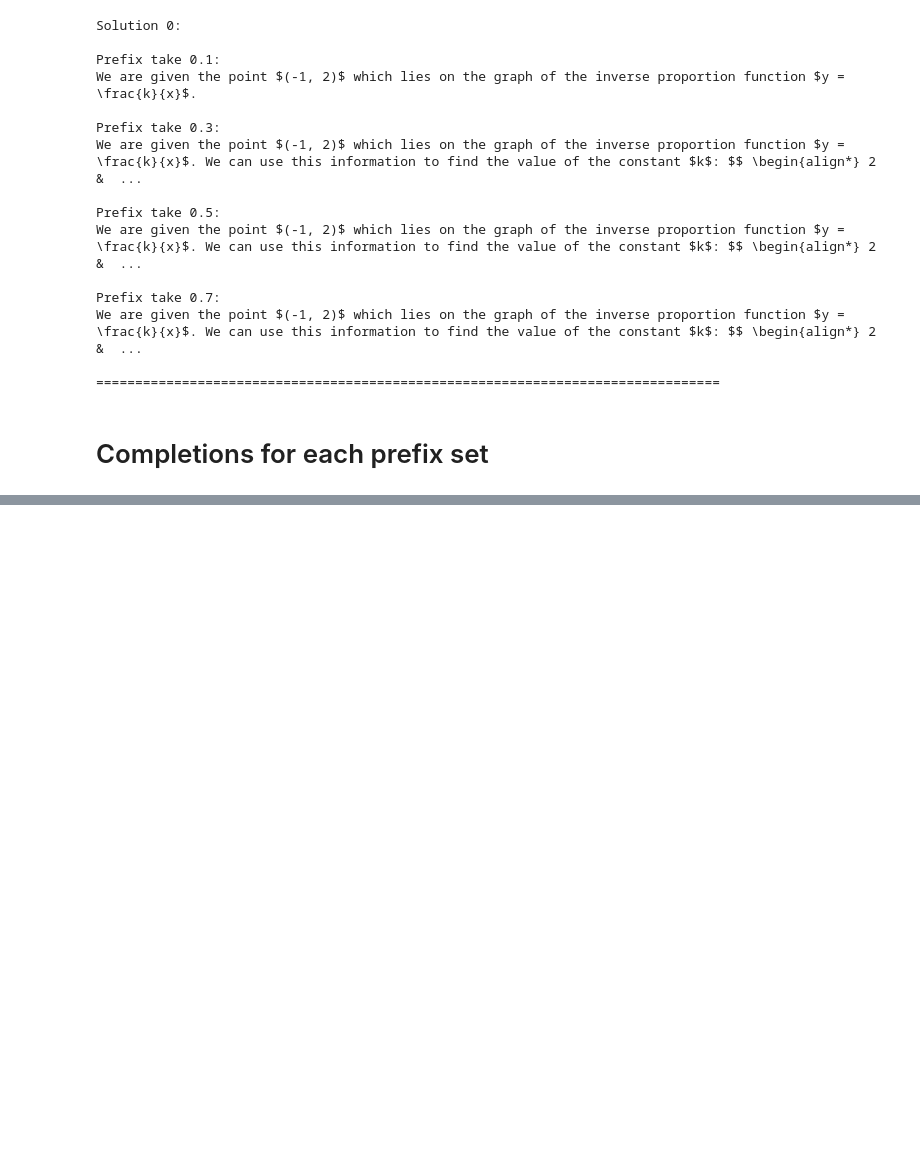
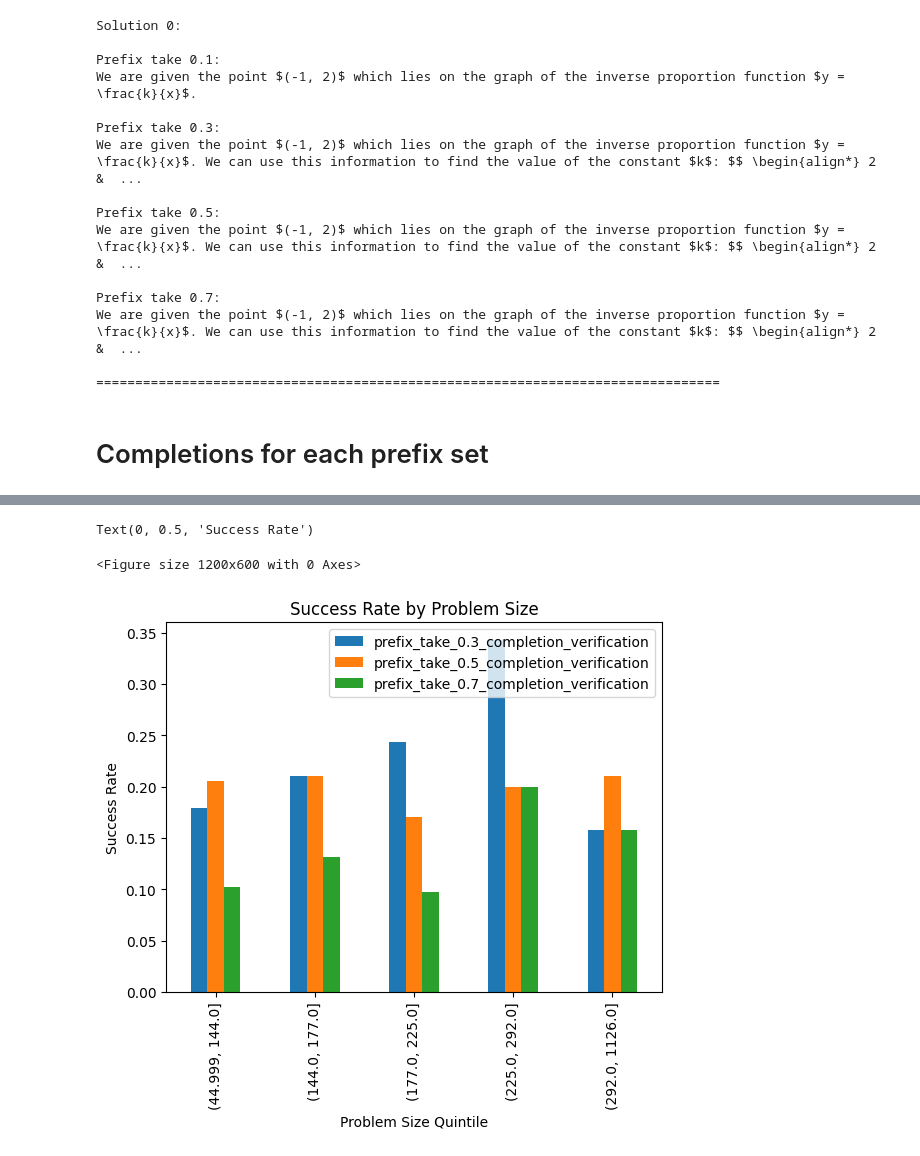
Before and after one commit to sasilver75/cohere-reasoning-v4, a Jupyter notebook: prefix_comparison_large.ipynb, the cells around one changed output, grey strips where cells are left out. Drawn from its saved outputs; the diff is of its cells as text; code cells hidden in the pictures; blank space fills up the shorter version.

```diff
--- a/prefix_comparison_large.ipynb
+++ b/prefix_comparison_large.ipynb
@@ -186,0 +384,24 @@ Average success rate across individual incorrect solutions: 24.4%
+# %%
+# Assuming problem length might be relevant
+combined_df['problem_length'] = combined_df['problem'].str.len()
+problem_sizes = combined_df.groupby('row_id')['problem_length'].first()
+
+# Create size bins
+problem_sizes_binned = pd.qcut(problem_sizes, q=5)
+
+# Average success rate by problem size bin
+size_success = combined_df.groupby(problem_sizes_binned).agg({
+    'prefix_take_0.3_completion_verification': 'mean',
+    'prefix_take_0.5_completion_verification': 'mean',
+    'prefix_take_0.7_completion_verification': 'mean'
+})
+
+plt.figure(figsize=(12, 6))
+size_success.plot(kind='bar')
+plt.title('Success Rate by Problem Size')
+plt.xlabel('Problem Size Quintile')
+plt.ylabel('Success Rate')
+# %% [output]
+Text(0, 0.5, 'Success Rate')
+<Figure size 1200x600 with 0 Axes>
+[figure, added]
```
Also changed, not shown: parts of 8 cells of this notebook, 2 other files.
